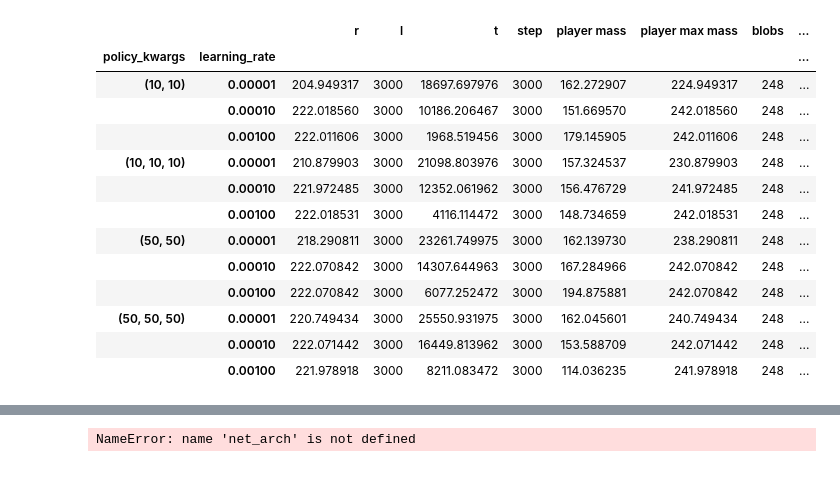
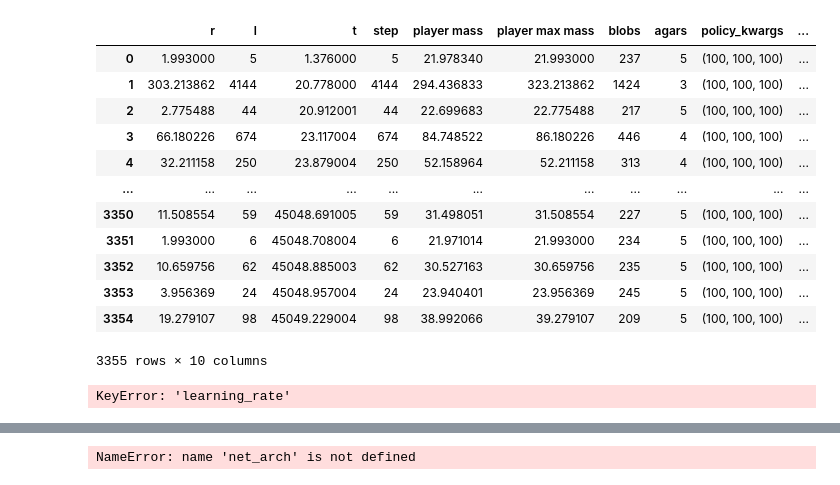
Before and after one commit to Sousf/Agar.io-bot, a Jupyter notebook: agar/Plot.ipynb, the cells around one changed output, grey strips where cells are left out. Cells and saved outputs as stored; diff of their text form; code cells hidden in the pictures.

```diff
--- a/agar/Plot.ipynb
+++ b/agar/Plot.ipynb
@@ -14,12 +14,15 @@ plt.rc('ytick', labelsize=SMALL)   # fontsize of the tick labels
 plt.rc('legend', fontsize=MED)   # legend fontsize
 plt.rc('font', size=LARGE)         # controls default text sizes
 
-data = pd.read_csv('test_log.monitor.csv', header=1)
+data = pd.read_csv('D:/tmp/gym/tr_500k.monitor.csv', header=1)
 
 data.policy_kwargs.replace({"{'net_arch': [{'pi': [10, 10], 'vf': [10, 10]}], 'optimizer_class': <class 'torch.optim.rmsprop.RMSprop'>, 'optimizer_kwargs': {'alpha': 0.99, 'eps': 1e-05, 'weight_decay': 0}}": '(10, 10)',
        "{'net_arch': [{'pi': [10, 10, 10], 'vf': [10, 10, 10]}], 'optimizer_class': <class 'torch.optim.rmsprop.RMSprop'>, 'optimizer_kwargs': {'alpha': 0.99, 'eps': 1e-05, 'weight_decay': 0}}": '(10, 10, 10)',
        "{'net_arch': [{'pi': [50, 50], 'vf': [50, 50]}], 'optimizer_class': <class 'torch.optim.rmsprop.RMSprop'>, 'optimizer_kwargs': {'alpha': 0.99, 'eps': 1e-05, 'weight_decay': 0}}": '(50, 50)',
-       "{'net_arch': [{'pi': [50, 50, 50], 'vf': [50, 50, 50]}], 'optimizer_class': <class 'torch.optim.rmsprop.RMSprop'>, 'optimizer_kwargs': {'alpha': 0.99, 'eps': 1e-05, 'weight_decay': 0}}": '(50, 50, 50)'}, inplace=True)
+       "{'net_arch': [{'pi': [50, 50, 50], 'vf': [50, 50, 50]}], 'optimizer_class': <class 'torch.optim.rmsprop.RMSprop'>, 'optimizer_kwargs': {'alpha': 0.99, 'eps': 1e-05, 'weight_decay': 0}}": '(50, 50, 50)',
+       "{'net_arch': [{'pi': [100, 100, 100], 'vf': [100, 100, 100]}], 'optimizer_class': <class 'torch.optim.rmsprop.RMSprop'>, 'optimizer_kwargs': {'alpha': 0.99, 'eps': 1e-05, 'weight_decay': 0}}": '(100, 100, 100)',
+       "{'net_arch': [{'pi': [50, 50, 50, 50], 'vf': [50, 50, 50, 50]}], 'optimizer_class': <class 'torch.optim.rmsprop.RMSprop'>, 'optimizer_kwargs': {'alpha': 0.99, 'eps': 1e-05, 'weight_decay': 0}}": '(50, 50, 50, 50)',
+       "{'net_arch': [{'pi': [100, 100, 100, 100], 'vf': [100, 100, 100, 100]}], 'optimizer_class': <class 'torch.optim.rmsprop.RMSprop'>, 'optimizer_kwargs': {'alpha': 0.99, 'eps': 1e-05, 'weight_decay': 0}}": '(100, 100, 100, 100)'}, inplace=True)
 
-data.head(1)
+data.policy_kwargs.unique
 # %% [output]
@@ -28,17 +41,21 @@ data.head(1)
+# %%
+data['trial'] = data.step.cumsum() // 2_500_000
+data
+# %% [output]
+|  | r | l | t | step | player mass | player max mass | blobs | agars | policy_kwargs | ... |
+| 0 | 1.993000 | 5 | 1.376000 | 5 | 21.978340 | 21.993000 | 237 | 5 | (100, 100, 100) | ... |
+| 1 | 303.213862 | 4144 | 20.778000 | 4144 | 294.436833 | 323.213862 | 1424 | 3 | (100, 100, 100) | ... |
+| 2 | 2.775488 | 44 | 20.912001 | 44 | 22.699683 | 22.775488 | 217 | 5 | (100, 100, 100) | ... |
+| 3 | 66.180226 | 674 | 23.117004 | 674 | 84.748522 | 86.180226 | 446 | 4 | (100, 100, 100) | ... |
+| 4 | 32.211158 | 250 | 23.879004 | 250 | 52.158964 | 52.211158 | 313 | 4 | (100, 100, 100) | ... |
+| ... | ... | ... | ... | ... | ... | ... | ... | ... | ... | ... |
+| 3350 | 11.508554 | 59 | 45048.691005 | 59 | 31.498051 | 31.508554 | 227 | 5 | (100, 100, 100) | ... |
+| 3351 | 1.993000 | 6 | 45048.708004 | 6 | 21.971014 | 21.993000 | 234 | 5 | (100, 100, 100) | ... |
+| 3352 | 10.659756 | 62 | 45048.885003 | 62 | 30.527163 | 30.659756 | 235 | 5 | (100, 100, 100) | ... |
+| 3353 | 3.956369 | 24 | 45048.957004 | 24 | 23.940401 | 23.956369 | 245 | 5 | (100, 100, 100) | ... |
+| 3354 | 19.279107 | 98 | 45049.229004 | 98 | 38.992066 | 39.279107 | 209 | 5 | (100, 100, 100) | ... |
+3355 rows × 10 columns
 # %%
 data.groupby(['policy_kwargs', 'learning_rate']).max()
 # %% [output]
-|  |  | r | l | t | step | player mass | player max mass | blobs | ... |
-| policy_kwargs | learning_rate |  |  |  |  |  |  |  | ... |
-| (10, 10) | 0.00001 | 204.949317 | 3000 | 18697.697976 | 3000 | 162.272907 | 224.949317 | 248 | ... |
-|  | 0.00010 | 222.018560 | 3000 | 10186.206467 | 3000 | 151.669570 | 242.018560 | 248 | ... |
-|  | 0.00100 | 222.011606 | 3000 | 1968.519456 | 3000 | 179.145905 | 242.011606 | 248 | ... |
-| (10, 10, 10) | 0.00001 | 210.879903 | 3000 | 21098.803976 | 3000 | 157.324537 | 230.879903 | 248 | ... |
-|  | 0.00010 | 221.972485 | 3000 | 12352.061962 | 3000 | 156.476729 | 241.972485 | 248 | ... |
-|  | 0.00100 | 222.018531 | 3000 | 4116.114472 | 3000 | 148.734659 | 242.018531 | 248 | ... |
-| (50, 50) | 0.00001 | 218.290811 | 3000 | 23261.749975 | 3000 | 162.139730 | 238.290811 | 248 | ... |
-|  | 0.00010 | 222.070842 | 3000 | 14307.644963 | 3000 | 167.284966 | 242.070842 | 248 | ... |
-|  | 0.00100 | 222.070842 | 3000 | 6077.252472 | 3000 | 194.875881 | 242.070842 | 248 | ... |
-| (50, 50, 50) | 0.00001 | 220.749434 | 3000 | 25550.931975 | 3000 | 162.045601 | 240.749434 | 248 | ... |
-|  | 0.00010 | 222.071442 | 3000 | 16449.813962 | 3000 | 153.588709 | 242.071442 | 248 | ... |
-|  | 0.00100 | 221.978918 | 3000 | 8211.083472 | 3000 | 114.036235 | 241.978918 | 248 | ... |
+KeyError: 'learning_rate'
```
Also changed, not shown: parts of 5 cells of this notebook, 5 other files.
